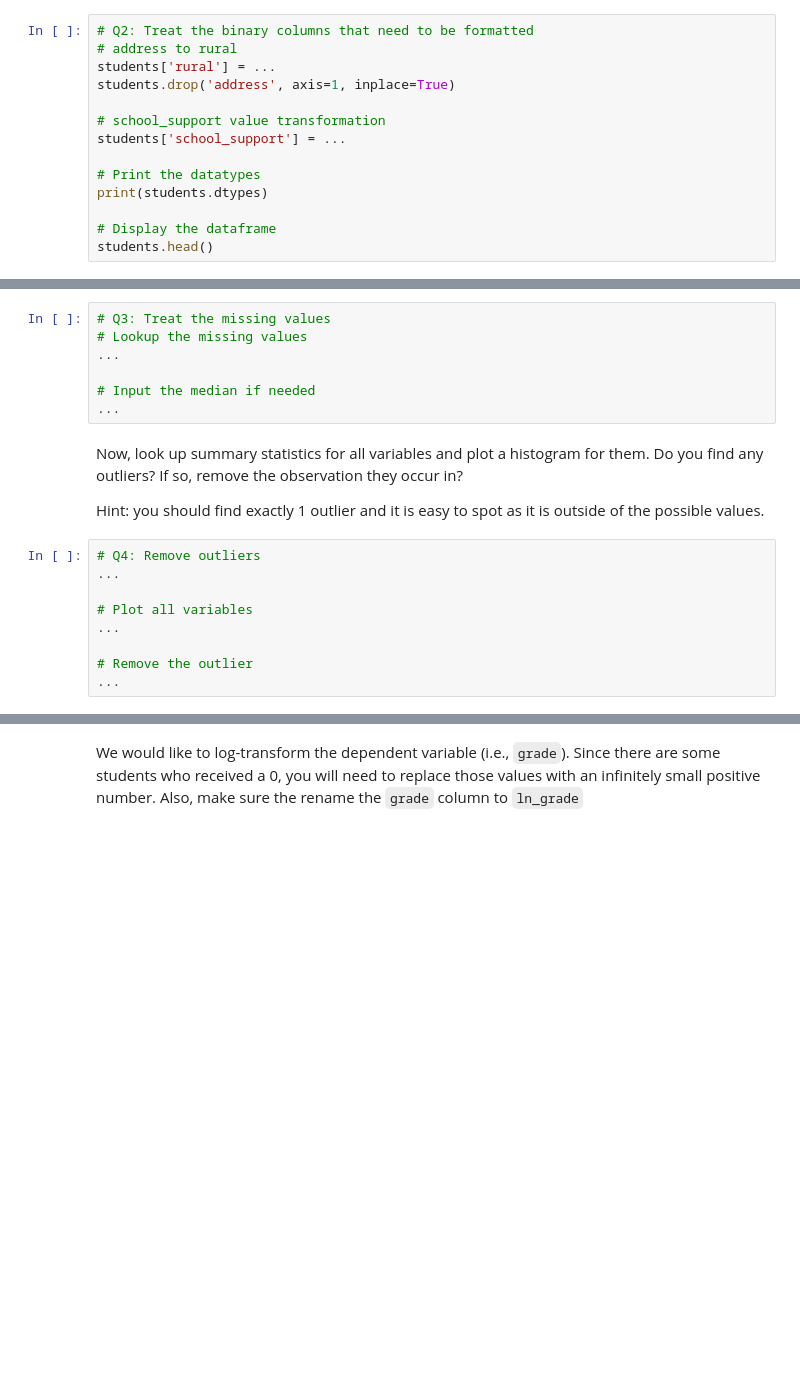
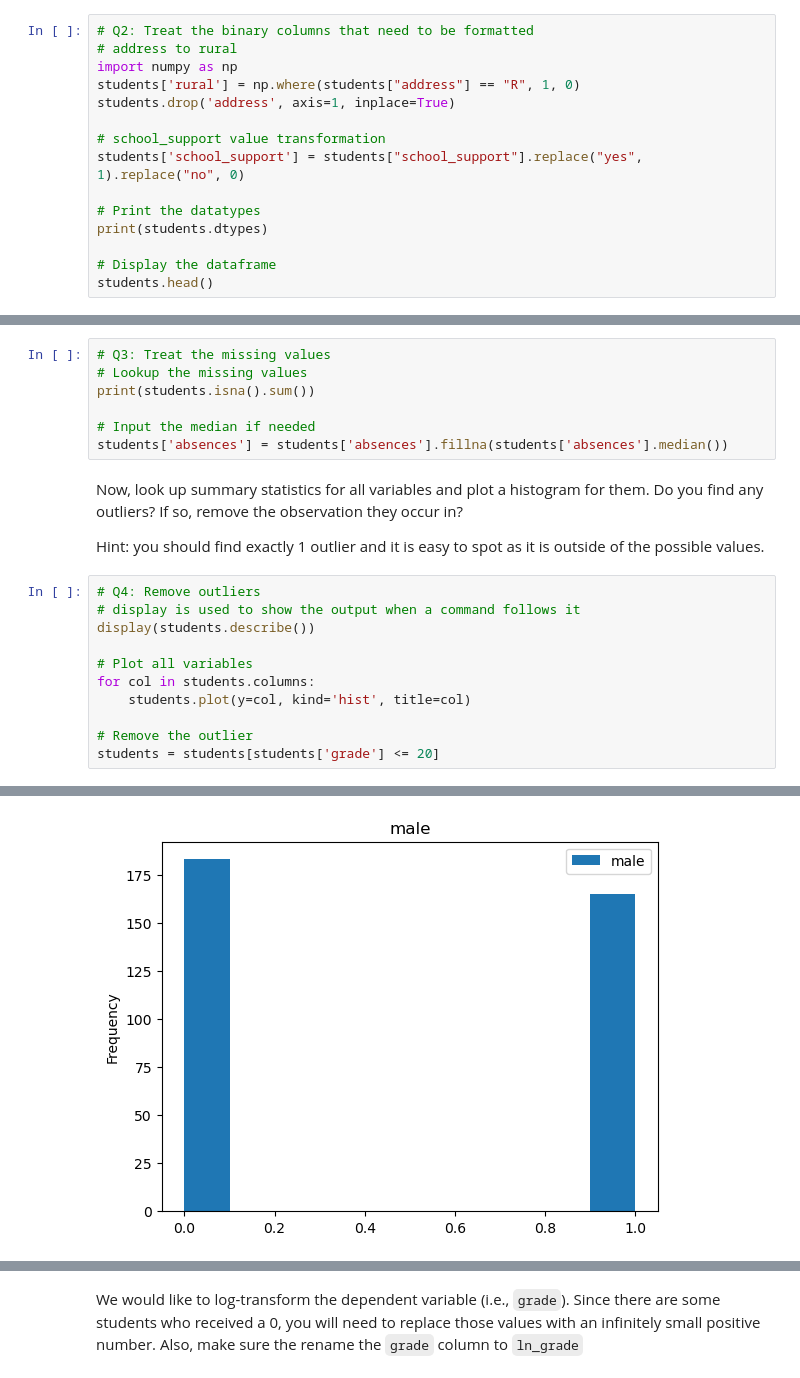
Before and after one commit to rjcampo/Machine-Learning, a Jupyter notebook: Lab 1/lab02_intro_ps1/lab02_intro_ps1/ML_lab1_exercise.ipynb, the cells around one changed output, grey strips where cells are left out. Saved outputs shown, nothing was run; the diff lists cells and outputs as text; blank space fills up the shorter version.

```diff
--- a/Lab 1/lab02_intro_ps1/lab02_intro_ps1/ML_lab1_exercise.ipynb
+++ b/Lab 1/lab02_intro_ps1/lab02_intro_ps1/ML_lab1_exercise.ipynb
@@ -85,11 +85,12 @@ Make sure to double-check that the datatypes (of the entire dataframe) are corre
 # %%
 # Q2: Treat the binary columns that need to be formatted
 # address to rural
-students['rural'] = ...
+import numpy as np
+students['rural'] = np.where(students["address"] == "R", 1, 0)
 students.drop('address', axis=1, inplace=True)
 
 # school_support value transformation
-students['school_support'] = ...
+students['school_support'] = students["school_support"].replace("yes", 1).replace("no", 0)
 
 # Print the datatypes
 print(students.dtypes)
@@ -101,20 +119,23 @@ Now, look if there are missing values. If there are, replace them with the media
 # %%
 # Q3: Treat the missing values
 # Lookup the missing values
-...
+print(students.isna().sum())
 
 # Input the median if needed
-...
+students['absences'] = students['absences'].fillna(students['absences'].median())
 # %% [markdown]
 Now, look up summary statistics for all variables and plot a histogram for them. Do you find any outliers? If so, remove the observation they occur in?
 
 Hint: you should find exactly 1 outlier and it is easy to spot as it is outside of the possible values.
-# %%
-# Q4: Remove outliers
-...
-
-# Plot all variables
-...
-
-# Remove the outlier
-...
+# %%
+# Q4: Remove outliers
+# display is used to show the output when a command follows it
+display(students.describe())
+
+# Plot all variables
+for col in students.columns:
+    students.plot(y=col, kind='hist', title=col)
+
+# Remove the outlier
+students = students[students['grade'] <= 20]
+# %% [output]
@@ -120,0 +151 @@ Hint: you should find exactly 1 outlier and it is easy to spot as it is outside
+[figure, added]
```
Also changed, not shown: parts of 7 cells of this notebook, 3 other files.
